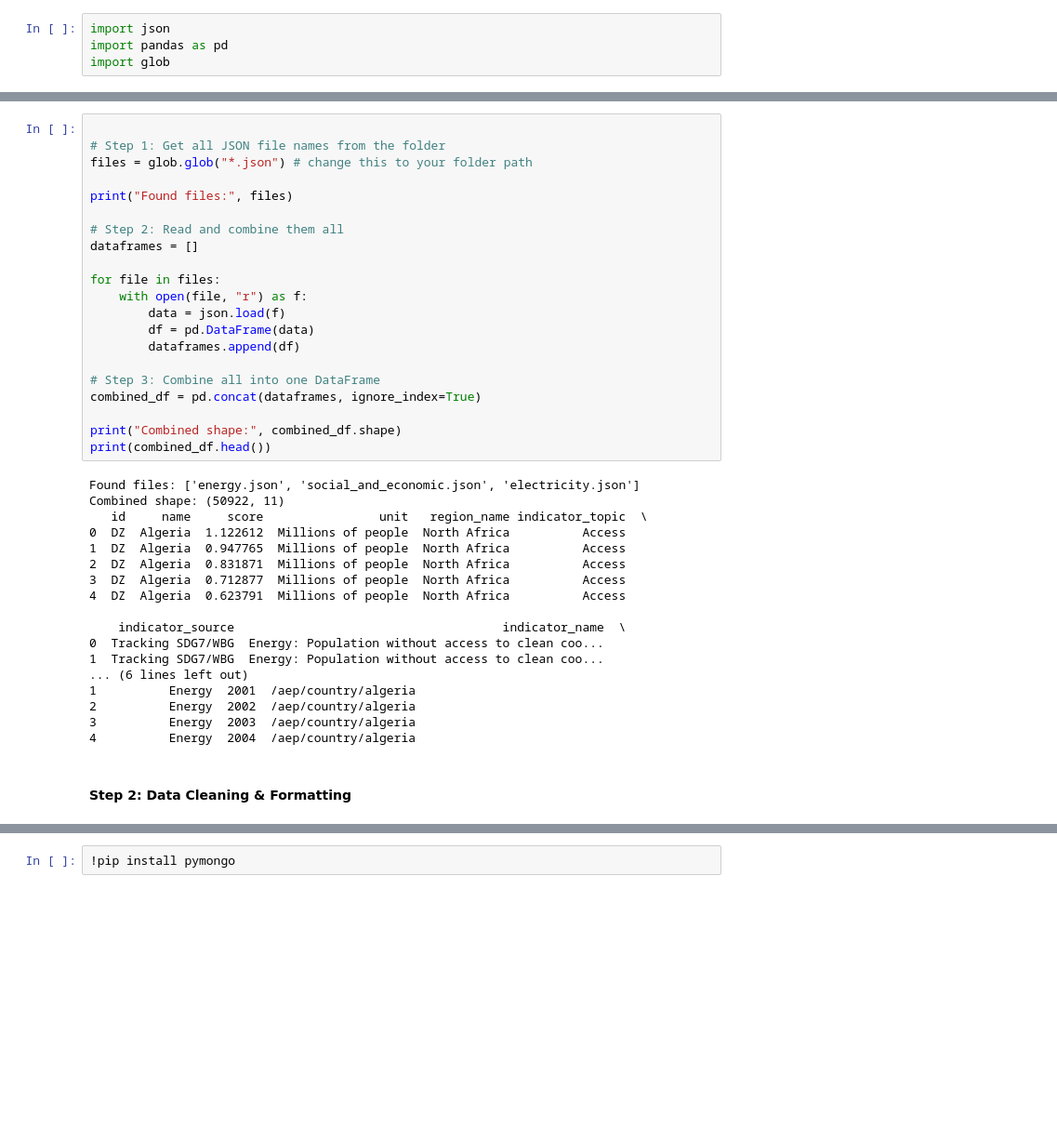
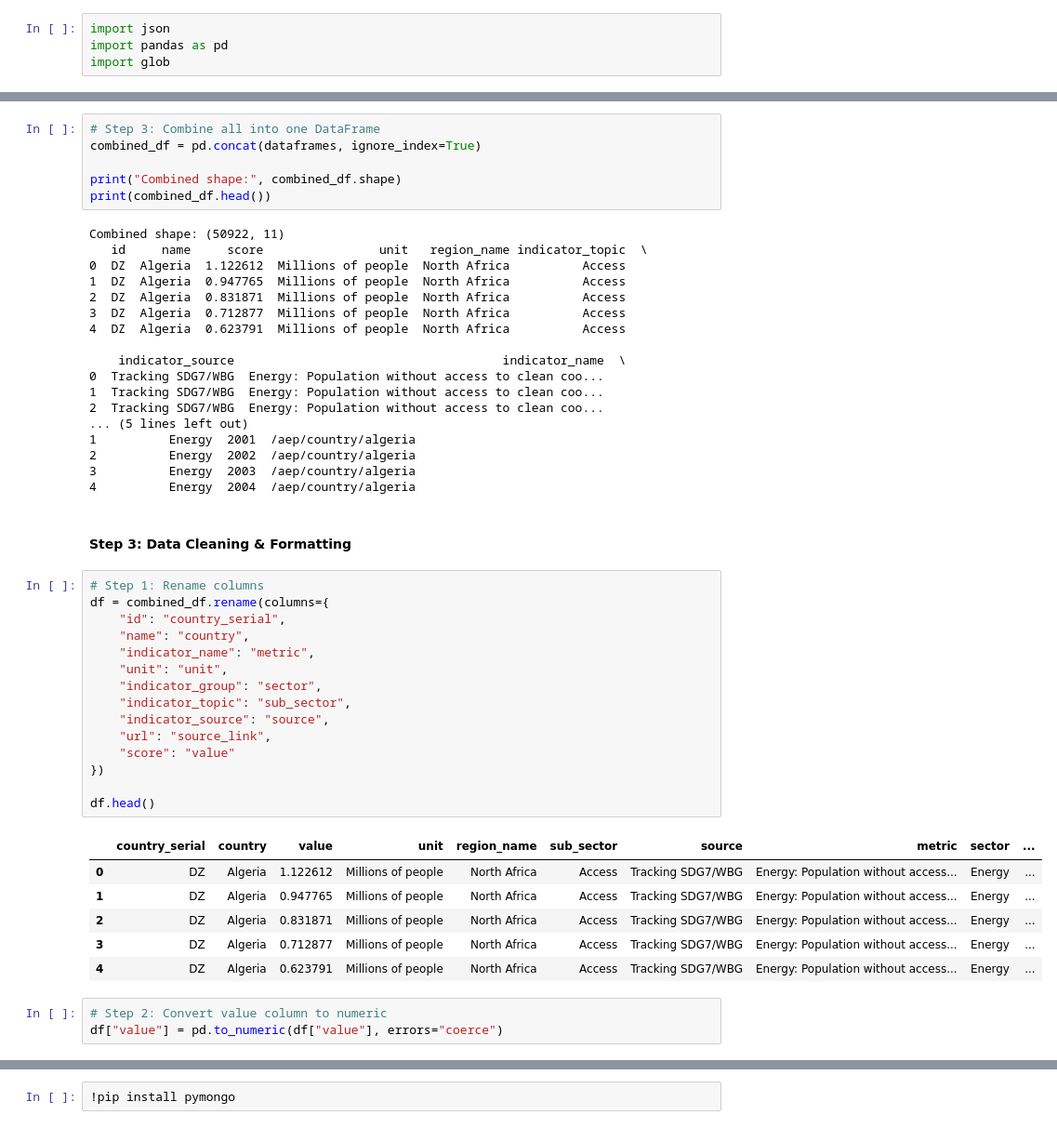
Before and after one commit to Lucy23-2024/africa_energy_project, a Jupyter notebook: africa_energy_data.ipynb, the cells around one changed output, grey strips where cells are left out. Shown at 93% size. Cells and saved outputs as stored; diff of their text form; blank space fills up the shorter version.

```diff
--- a/africa_energy_data.ipynb
+++ b/africa_energy_data.ipynb
@@ -9,26 +45,10 @@ import glob
 # %%
-
-# Step 1: Get all JSON file names from the folder
-files = glob.glob("*.json") # change this to your folder path
-
-print("Found files:", files)
-
-# Step 2: Read and combine them all
-dataframes = []
-
-for file in files:
-    with open(file, "r") as f:
-        data = json.load(f)
-        df = pd.DataFrame(data)
-        dataframes.append(df)
-
 # Step 3: Combine all into one DataFrame
 combined_df = pd.concat(dataframes, ignore_index=True)
 
 print("Combined shape:", combined_df.shape)
 print(combined_df.head())
 # %% [output]
-Found files: ['energy.json', 'social_and_economic.json', 'electricity.json']
 Combined shape: (50922, 11)
    id     name     score                unit   region_name indicator_topic  \
 0  DZ  Algeria  1.122612  Millions of people  North Africa          Access
@@ -40,10 +60,36 @@ Combined shape: (50922, 11)
     indicator_source                                     indicator_name  \
 0  Tracking SDG7/WBG  Energy: Population without access to clean coo...
 1  Tracking SDG7/WBG  Energy: Population without access to clean coo...
-... (6 lines left out)
+2  Tracking SDG7/WBG  Energy: Population without access to clean coo...
+... (5 lines left out)
 1          Energy  2001  /aep/country/algeria
 2          Energy  2002  /aep/country/algeria
 3          Energy  2003  /aep/country/algeria
 4          Energy  2004  /aep/country/algeria
 # %% [markdown]
-#### Step 2: Data Cleaning & Formatting
+#### Step 3: Data Cleaning & Formatting
+# %%
+# Step 1: Rename columns
+df = combined_df.rename(columns={
+    "id": "country_serial",
+    "name": "country",
+    "indicator_name": "metric",
+    "unit": "unit",
+    "indicator_group": "sector",
+    "indicator_topic": "sub_sector",
+    "indicator_source": "source",
+    "url": "source_link",
+    "score": "value"
+})
+
+df.head()
+# %% [output]
+|  | country_serial | country | value | unit | region_name | sub_sector | source | metric | sector | ... |
+| 0 | DZ | Algeria | 1.122612 | Millions of people | North Africa | Access | Tracking SDG7/WBG | Energy: Population without access... | Energy | ... |
+| 1 | DZ | Algeria | 0.947765 | Millions of people | North Africa | Access | Tracking SDG7/WBG | Energy: Population without access... | Energy | ... |
+| 2 | DZ | Algeria | 0.831871 | Millions of people | North Africa | Access | Tracking SDG7/WBG | Energy: Population without access... | Energy | ... |
+| 3 | DZ | Algeria | 0.712877 | Millions of people | North Africa | Access | Tracking SDG7/WBG | Energy: Population without access... | Energy | ... |
+| 4 | DZ | Algeria | 0.623791 | Millions of people | North Africa | Access | Tracking SDG7/WBG | Energy: Population without access... | Energy | ... |
+# %%
+# Step 2: Convert value column to numeric
+df["value"] = pd.to_numeric(df["value"], errors="coerce")
```
Also changed, not shown: parts of 26 cells of this notebook, 2 other files.
